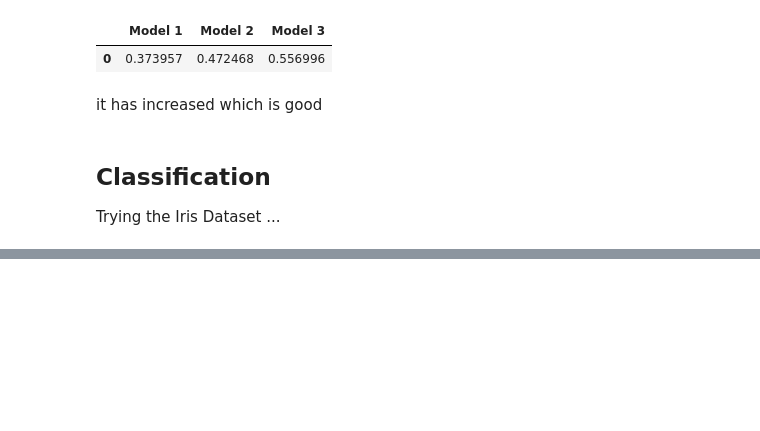
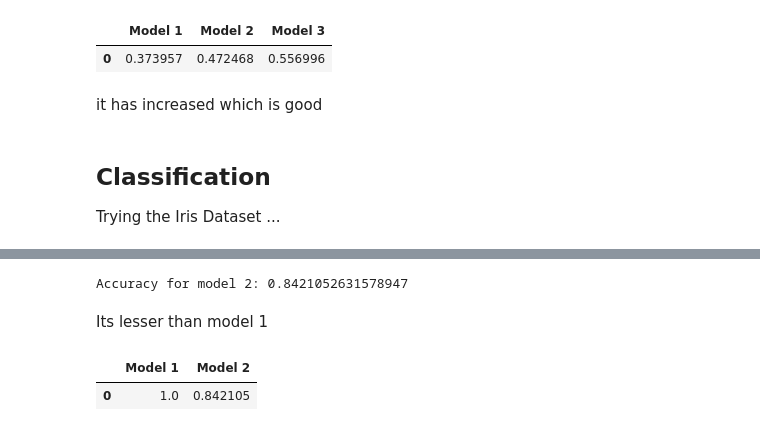
Before and after one commit to Sjaci/sklearn_notebooks, a Jupyter notebook: sklearn_MLP.ipynb, the cells around one changed output, grey strips where cells are left out. Drawn from its saved outputs; the diff is of its cells as text; code cells hidden in the pictures; blank space fills up the shorter version.

```diff
--- a/sklearn_MLP.ipynb
+++ b/sklearn_MLP.ipynb
@@ -308,0 +375,2 @@ iris
+# %%
+model_1.fit(X_train, y_train)
@@ -308,0 +405,9 @@ iris
+# %%
+model_2 = MLPClassifier(hidden_layer_sizes = [50,50], random_state = 42,
+                        verbose = True, early_stopping = True,
+                        activation = "relu",
+                        learning_rate_init = 0.001,
+                        solver = "adam",
+                        validation_fraction= 0.1)
+# %%
+model_2.fit(X_train, y_train)
@@ -308,0 +434,18 @@ iris
+# %%
+y_pred_2 = model_2.predict(X_test)
+acc_2 = accuracy_score(y_test, y_pred_2)
+
+print(f"Accuracy for model 2: {acc_2}")
+# %% [output]
+Accuracy for model 2: 0.8421052631578947
+# %% [markdown]
+Its lesser than model 1
+# %%
+score_1 = model_1.score(X_test, y_test)
+score_2 = model_2.score(X_test, y_test)
+# %%
+score = pd.DataFrame([[score_1, score_2]], columns = ['Model 1', 'Model 2'])
+score
+# %% [output]
+|  | Model 1 | Model 2 |
+| 0 | 1.0 | 0.842105 |
```
Also changed, not shown: parts of 19 cells of this notebook.
